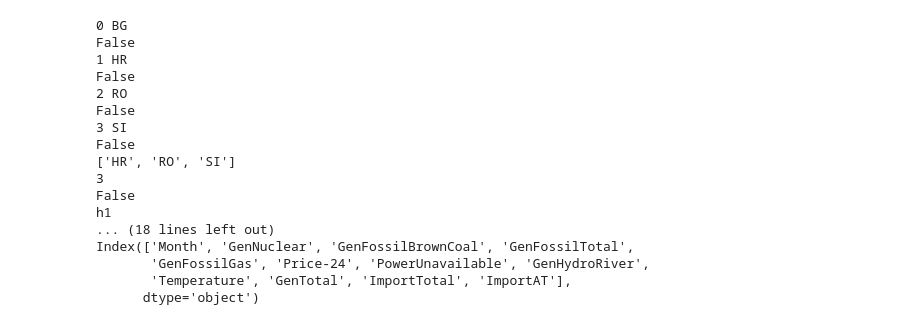
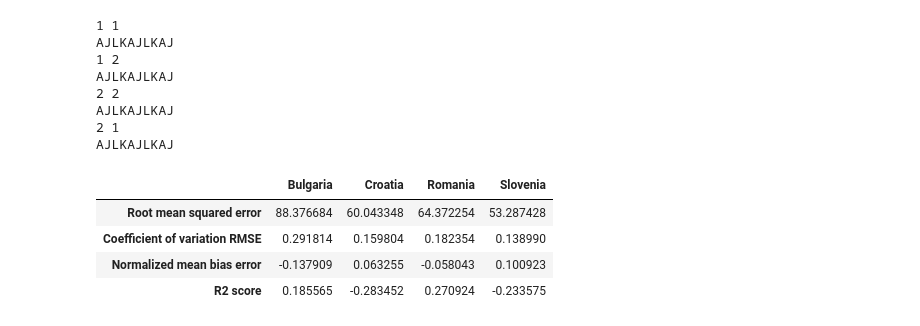
Before and after one commit to Primo909/EnergyPrices, a Jupyter notebook: code/predOneDay.ipynb, the cells around one changed output. Drawn from its saved outputs; the diff is of its cells as text; code cells hidden in the pictures.

```diff
--- a/code/predOneDay.ipynb
+++ b/code/predOneDay.ipynb
@@ -120,28 +118,27 @@ def plotDayPrediction(day,n_features,model_type='rf',exclude_features=["Price-1"
         countries = ["BG", "HR", "RO","SI"]
         countries_clean=[]
         for i,code in enumerate(countries):
-                print(i,code)
                 try:
                         test=load_augumented(code).loc[day]
-                        print(test.isnull().values.any())
                 except: print("Date for this day does not exist")
                 else:
                         if test.shape[0]==24: countries_clean.append(code)
-        print(countries_clean)
+        #print(countries_clean)
         n = len(countries_clean)
-        print(n)
+        #print(n)
         clist = []
         [clist.append(country_dict[x]) for x in countries_clean]
         fig = make_subplots(rows=n, cols=2,
+                shared_yaxes=True, shared_xaxes=True,
                 subplot_titles=clist)
 
         def predOneDayOneCode(code,row,col):
                 df = load_augumented(code).drop(columns=exclude_features)
-                print(df.isnull().values.any())
+                #print(df.isnull().values.any())
                 model, params, selected_features, err, predictions = train_model_country_day(df, day, 12, model_type="rf")
                 def rolling(dataframe):
                         return dataframe.rolling(window=roll_window).mean()
-                print(selected_features)
+                #print(selected_features)
 
 
                 df = df.loc[day]
@@ -155,56 +152,57 @@ def plotDayPrediction(day,n_features,model_type='rf',exclude_features=["Price-1"
 
                 fig.add_trace(go.Scatter(x=predictions.index,
                                         y=predictions,
                                         name="Prediction",
-                                        mode="lines",
+                                        mode="lines+markers",
                                         line_color="orange",),
                                         row=row,col=col)  #
 
                 fig.update_layout(
                         #title={'text':'Prediction of Energy Price in %s' % (country_dict[code]),'x':0.5, 'xanchor':'center'},
                         showlegend=False)
 
                 #return fig, selected_features, err
-                return 0
+                return err.rename(country_dict[code])
         #figa=[None]*n
         #sfa=[None]*n
-        #erra=[None]*n
+        erra=[None]*n
         j=1
         k=1
         for i,code in enumerate(countries_clean):
-                predOneDayOneCode(code,k,j)
-                if k==j: k=k+1
-                elif k>j: j=j+1
+                print(k,j)
+                erra[i]=predOneDayOneCode(code,k,j)
+                if k==j and j==1: j=j+1
+                elif k==j and j==2: j=j-1
+                elif j>k: k=k+1
         #code = "SI"
         #figa, sfa, erra=predOneDayOneCode(code,1,1)
         #print("aaskdjflöaksjdlfkjaskldjfkajdfölaj")
         fig.update_layout(legend=dict(
                 orientation="h",
                 entrywidth=120,
                 yanchor="bottom",
                 y=1.02,
                 xanchor="right",
                 x=1
                 ))
-        return fig,0,0
-figa, sfa, erra = plotDayPrediction("2022-10-04",12)
-
+        metr_list=[]
+        [metr_list.append(x) for x in erra]
+        table = pd.concat(metr_list, axis=1)
+        return fig,0,table
+figa, sfa, table = plotDayPrediction("2022-7-13",12)
+display(table)
 figa.show()
 # %% [output]
-0 BG
-False
-1 HR
-False
-2 RO
-False
-3 SI
-False
-['HR', 'RO', 'SI']
-3
-False
-h1
-... (18 lines left out)
-Index(['Month', 'GenNuclear', 'GenFossilBrownCoal', 'GenFossilTotal',
-       'GenFossilGas', 'Price-24', 'PowerUnavailable', 'GenHydroRiver',
-       'Temperature', 'GenTotal', 'ImportTotal', 'ImportAT'],
-      dtype='object')
+1 1
+AJLKAJLKAJ
+1 2
+AJLKAJLKAJ
+2 2
+AJLKAJLKAJ
+2 1
+AJLKAJLKAJ
+|  | Bulgaria | Croatia | Romania | Slovenia |
+| Root mean squared error | 88.376684 | 60.043348 | 64.372254 | 53.287428 |
+| Coefficient of variation RMSE | 0.291814 | 0.159804 | 0.182354 | 0.138990 |
+| Normalized mean bias error | -0.137909 | 0.063255 | -0.058043 | 0.100923 |
+| R2 score | 0.185565 | -0.283452 | 0.270924 | -0.233575 |
```
Also changed, not shown: parts of 6 cells of this notebook, 1 other file.
